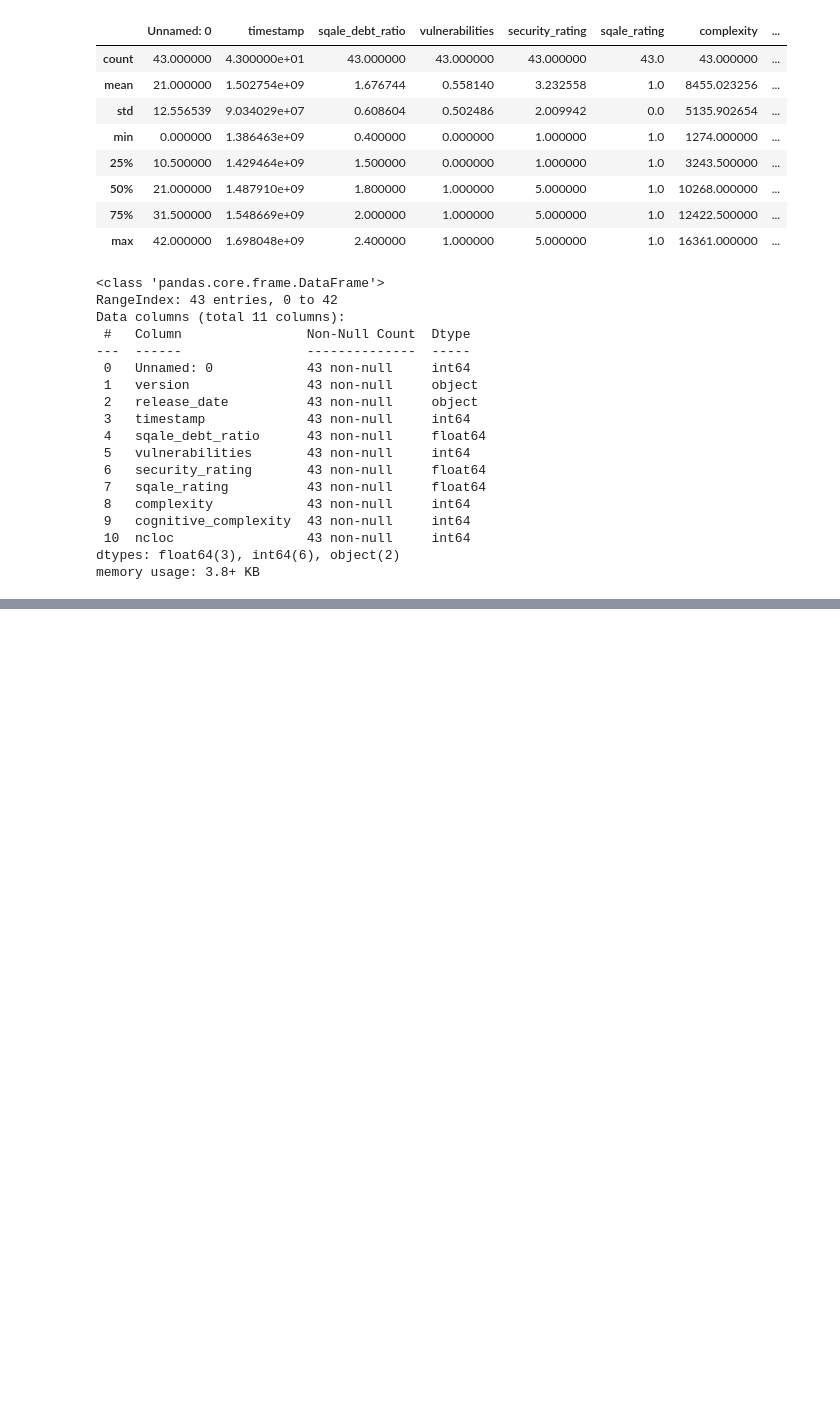
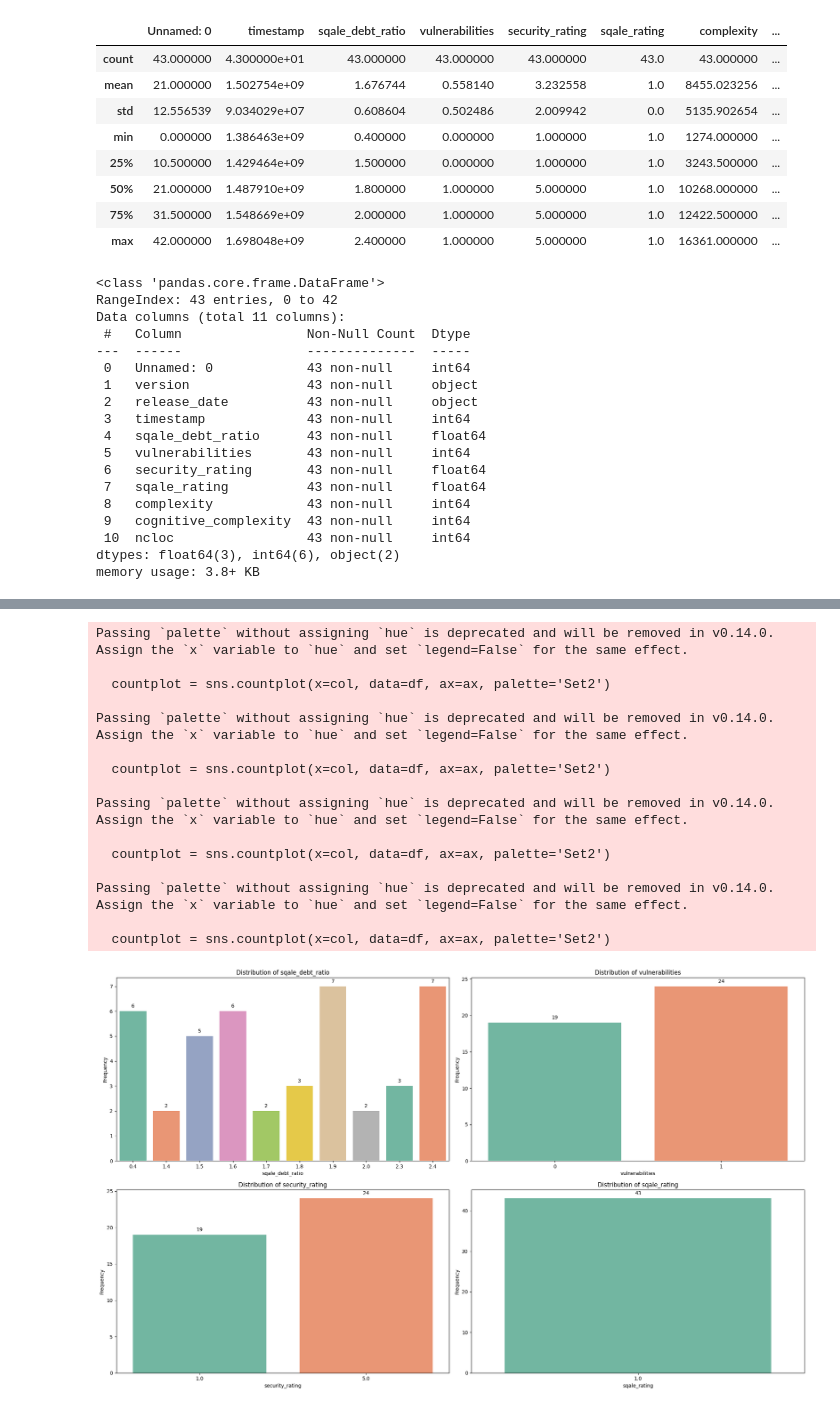
Before and after one commit to NotAlpha45/Analysis-of-Code-Smell-and-Refactoring, a Jupyter notebook: Code/Analysis/RQ1/vue_analysis.ipynb, the cells around one changed output, grey strips where cells are left out. Cells and saved outputs as stored; diff of their text form; code cells hidden in the pictures; blank space fills up the shorter version.

Commit message:
Done with frequency distribution of vue dataset

```diff
--- a/Code/Analysis/RQ1/vue_analysis.ipynb
+++ b/Code/Analysis/RQ1/vue_analysis.ipynb
@@ -53,0 +207,7 @@ memory usage: 3.8+ KB
+# %%
+columns = ['sqale_debt_ratio', 'vulnerabilities', 'security_rating', 'sqale_rating','complexity',
+       'cognitive_complexity', 'ncloc']
+for col in columns:
+    print(f'Count for {col}')
+    print(df[col].value_counts())
+    print('------------------------')
@@ -53,0 +232,32 @@ memory usage: 3.8+ KB
+# %%
+categorical_columns = ['sqale_debt_ratio', 'vulnerabilities', 'security_rating', 'sqale_rating']
+fig, axs = plt.subplots(2, 2, figsize=(20, 12))
+for ax, col in zip(axs.flatten(), categorical_columns):
+    countplot = sns.countplot(x=col, data=df, ax=ax, palette='Set2')
+    ax.set_ylabel('Frequency')
+    ax.set_title(f'Distribution of {col}')
+    for p in countplot.patches:
+        countplot.annotate(format(p.get_height(), '.0f'),
+                           (p.get_x() + p.get_width() / 2., p.get_height()),
+                           ha = 'center', va = 'center',
+                           xytext = (0, 10),
+                           textcoords = 'offset points')
+plt.tight_layout()
+plt.show()
+# %% [output]
+Passing `palette` without assigning `hue` is deprecated and will be removed in v0.14.0. Assign the `x` variable to `hue` and set `legend=False` for the same effect.
+
+  countplot = sns.countplot(x=col, data=df, ax=ax, palette='Set2')
+
+Passing `palette` without assigning `hue` is deprecated and will be removed in v0.14.0. Assign the `x` variable to `hue` and set `legend=False` for the same effect.
+
+  countplot = sns.countplot(x=col, data=df, ax=ax, palette='Set2')
+
+Passing `palette` without assigning `hue` is deprecated and will be removed in v0.14.0. Assign the `x` variable to `hue` and set `legend=False` for the same effect.
+
+  countplot = sns.countplot(x=col, data=df, ax=ax, palette='Set2')
+
+Passing `palette` without assigning `hue` is deprecated and will be removed in v0.14.0. Assign the `x` variable to `hue` and set `legend=False` for the same effect.
+
+  countplot = sns.countplot(x=col, data=df, ax=ax, palette='Set2')
+[figure, added]
```
Also changed, not shown: parts of 22 cells of this notebook.
